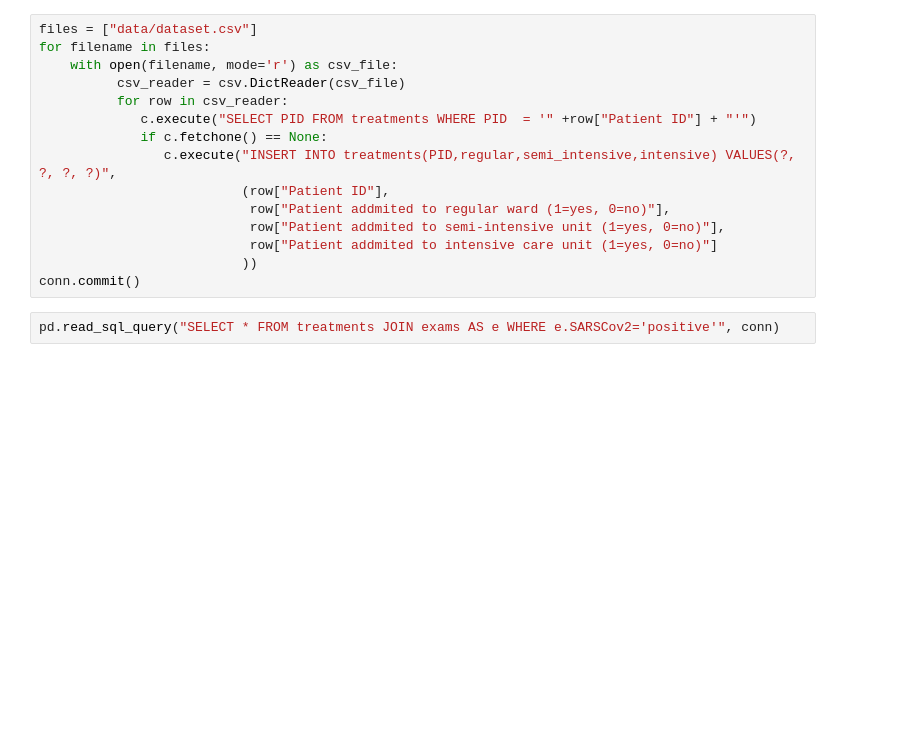
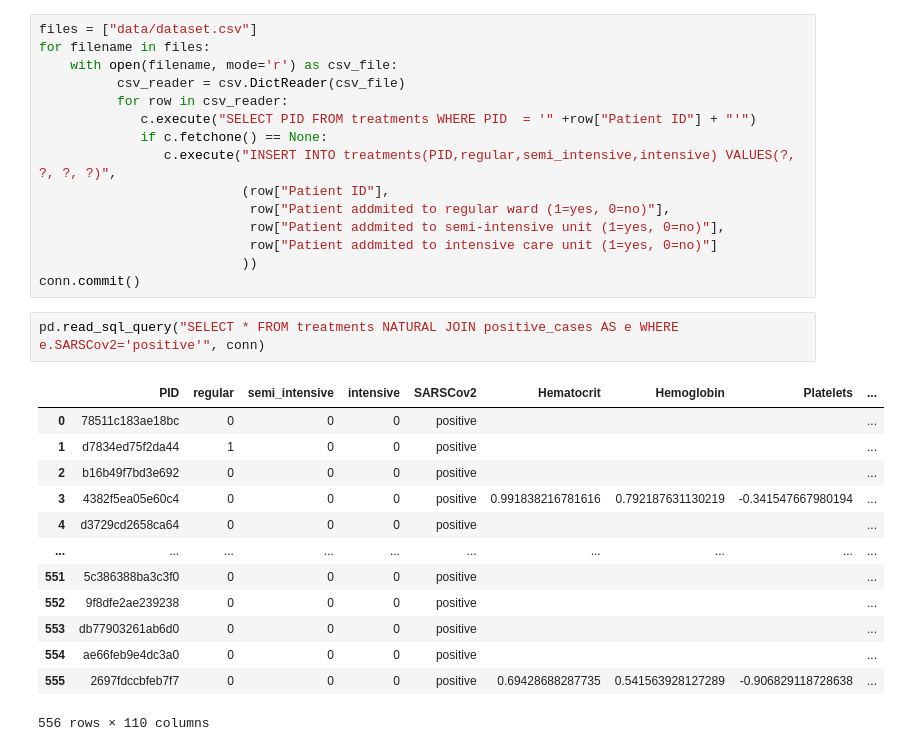
Before and after one commit to mauricioac/learning-algorithms, a Jupyter notebook: coco/index.ipynb, the cells around one changed output. Cells and saved outputs as stored; diff of their text form; blank space fills up the shorter version.

```diff
--- a/coco/index.ipynb
+++ b/coco/index.ipynb
@@ -342,4 +360,18 @@ for filename in files:
                           ))
 conn.commit()
 # %%
-pd.read_sql_query("SELECT * FROM treatments JOIN exams AS e WHERE e.SARSCov2='positive'", conn)
+pd.read_sql_query("SELECT * FROM treatments NATURAL JOIN positive_cases AS e WHERE e.SARSCov2='positive'", conn)
+# %% [output]
+|  | PID | regular | semi_intensive | intensive | SARSCov2 | Hematocrit | Hemoglobin | Platelets | ... |
+| 0 | 78511c183ae18bc | 0 | 0 | 0 | positive |  |  |  | ... |
+| 1 | d7834ed75f2da44 | 1 | 0 | 0 | positive |  |  |  | ... |
+| 2 | b16b49f7bd3e692 | 0 | 0 | 0 | positive |  |  |  | ... |
+| 3 | 4382f5ea05e60c4 | 0 | 0 | 0 | positive | 0.991838216781616 | 0.792187631130219 | -0.341547667980194 | ... |
+| 4 | d3729cd2658ca64 | 0 | 0 | 0 | positive |  |  |  | ... |
+| ... | ... | ... | ... | ... | ... | ... | ... | ... | ... |
+| 551 | 5c386388ba3c3f0 | 0 | 0 | 0 | positive |  |  |  | ... |
+| 552 | 9f8dfe2ae239238 | 0 | 0 | 0 | positive |  |  |  | ... |
+| 553 | db77903261ab6d0 | 0 | 0 | 0 | positive |  |  |  | ... |
+| 554 | ae66feb9e4dc3a0 | 0 | 0 | 0 | positive |  |  |  | ... |
+| 555 | 2697fdccbfeb7f7 | 0 | 0 | 0 | positive | 0.69428688287735 | 0.541563928127289 | -0.906829118728638 | ... |
+556 rows × 110 columns
```
Also changed, not shown: parts of 6 cells of this notebook.
